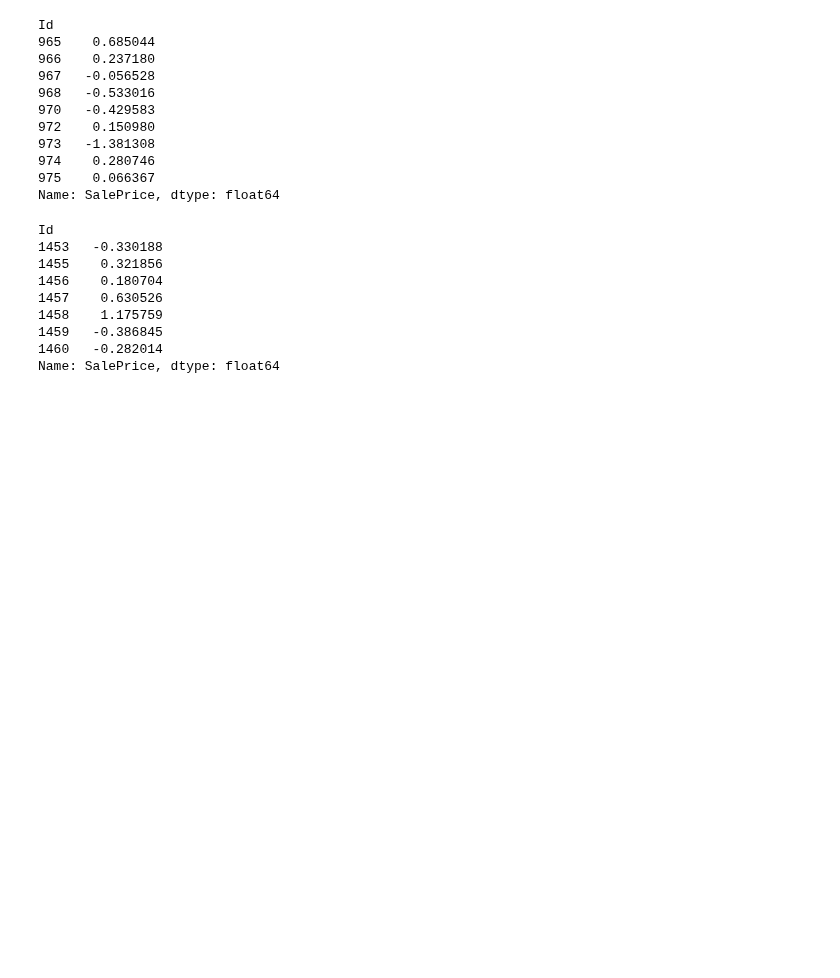
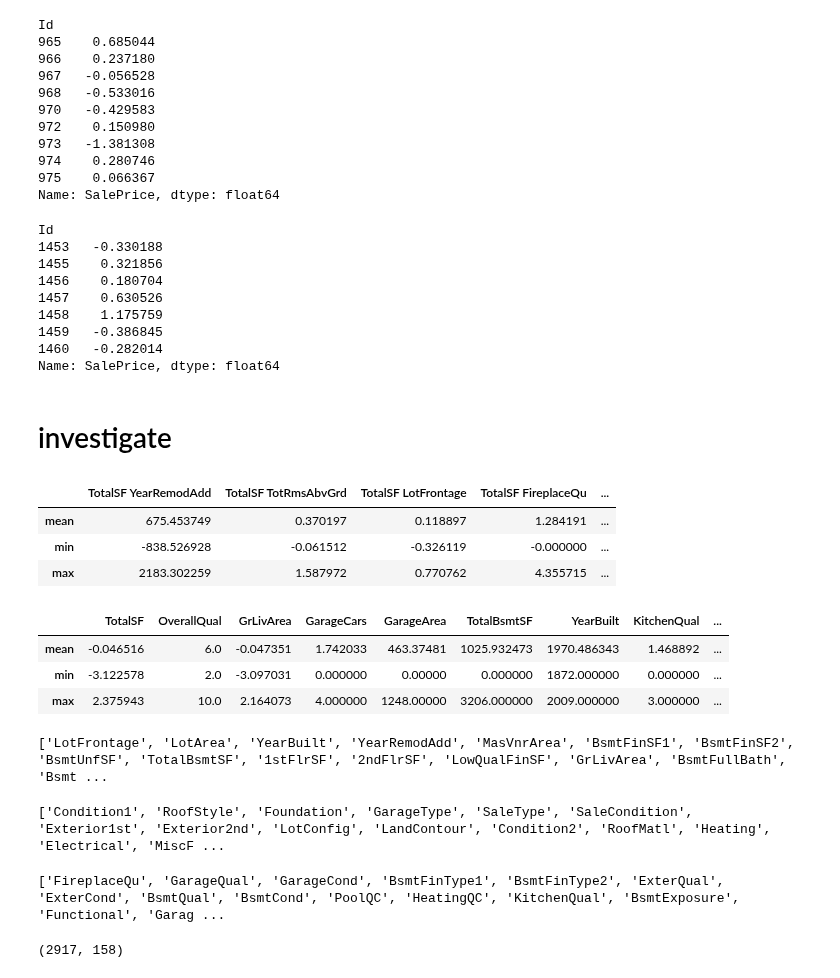
Before and after one commit to antirrabia/Data-Mining, a Jupyter notebook: notebooks/HousePrices.ipynb, the cells around one changed output. Cells and saved outputs as stored; diff of their text form; code cells hidden in the pictures; blank space fills up the shorter version.

```diff
--- a/notebooks/HousePrices.ipynb
+++ b/notebooks/HousePrices.ipynb
@@ -1246,3 +1345,12 @@ Id
 1459   -0.386845
 1460   -0.282014
 Name: SalePrice, dtype: float64
+# %% [markdown]
+# investigate
+# %%
+tr.iloc[:7,140:160].describe().loc[['mean', 'min', 'max']]
+# %% [output]
+|  | TotalSF YearRemodAdd | TotalSF TotRmsAbvGrd | TotalSF LotFrontage | TotalSF FireplaceQu | ... |
+| mean | 675.453749 | 0.370197 | 0.118897 | 1.284191 | ... |
+| min | -838.526928 | -0.061512 | -0.326119 | -0.000000 | ... |
+| max | 2183.302259 | 1.587972 | 0.770762 | 4.355715 | ... |
@@ -1248,0 +1370,10 @@ Name: SalePrice, dtype: float64
+# %%
+otras = ['TotalSF', 'OverallQual', 'GrLivArea', 'GarageCars', 'GarageArea', 'TotalBsmtSF', 'YearBuilt', 'KitchenQual'
+         , 'BsmtQual', 'ExterQual', '1stFlrSF', 'GarageFinish', 'GarageYrBlt', 'FullBath', 'YearRemodAdd', 'TotRmsAbvGrd'
+         , 'LotFrontage', 'FireplaceQu', '2ndFlrSF', 'LotArea']
+tr[otras].describe().loc[['mean', 'min', 'max']]
+# %% [output]
+|  | TotalSF | OverallQual | GrLivArea | GarageCars | GarageArea | TotalBsmtSF | YearBuilt | KitchenQual | ... |
+| mean | -0.046516 | 6.0 | -0.047351 | 1.742033 | 463.37481 | 1025.932473 | 1970.486343 | 1.468892 | ... |
+| min | -3.122578 | 2.0 | -3.097031 | 0.000000 | 0.00000 | 0.000000 | 1872.000000 | 0.000000 | ... |
+| max | 2.375943 | 10.0 | 2.164073 | 4.000000 | 1248.00000 | 3206.000000 | 2009.000000 | 3.000000 | ... |
@@ -1248,0 +1383,16 @@ Name: SalePrice, dtype: float64
+# %%
+print(numbers_col)
+# %% [output]
+['LotFrontage', 'LotArea', 'YearBuilt', 'YearRemodAdd', 'MasVnrArea', 'BsmtFinSF1', 'BsmtFinSF2', 'BsmtUnfSF', 'TotalBsmtSF', '1stFlrSF', '2ndFlrSF', 'LowQualFinSF', 'GrLivArea', 'BsmtFullBath', 'Bsmt ...
+# %%
+print(list(cat_to_1Hot.keys()))
+# %% [output]
+['Condition1', 'RoofStyle', 'Foundation', 'GarageType', 'SaleType', 'SaleCondition', 'Exterior1st', 'Exterior2nd', 'LotConfig', 'LandContour', 'Condition2', 'RoofMatl', 'Heating', 'Electrical', 'MiscF ...
+# %%
+print( list(ord_cat_DONE.keys() ) )
+# %% [output]
+['FireplaceQu', 'GarageQual', 'GarageCond', 'BsmtFinType1', 'BsmtFinType2', 'ExterQual', 'ExterCond', 'BsmtQual', 'BsmtCond', 'PoolQC', 'HeatingQC', 'KitchenQual', 'BsmtExposure', 'Functional', 'Garag ...
+# %%
+all_d.shape
+# %% [output]
+(2917, 158)
```
Also changed, not shown: parts of 35 cells of this notebook.
